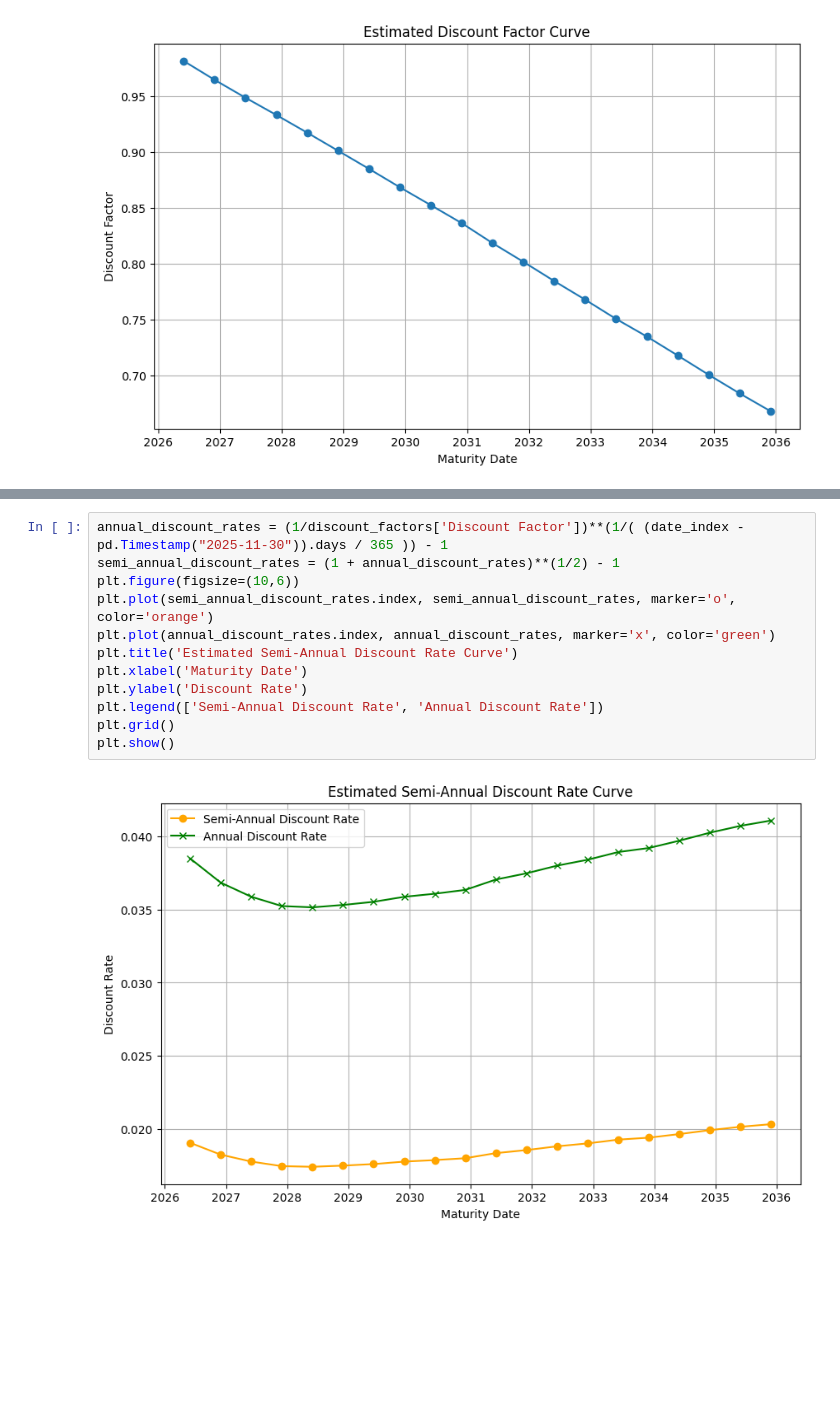
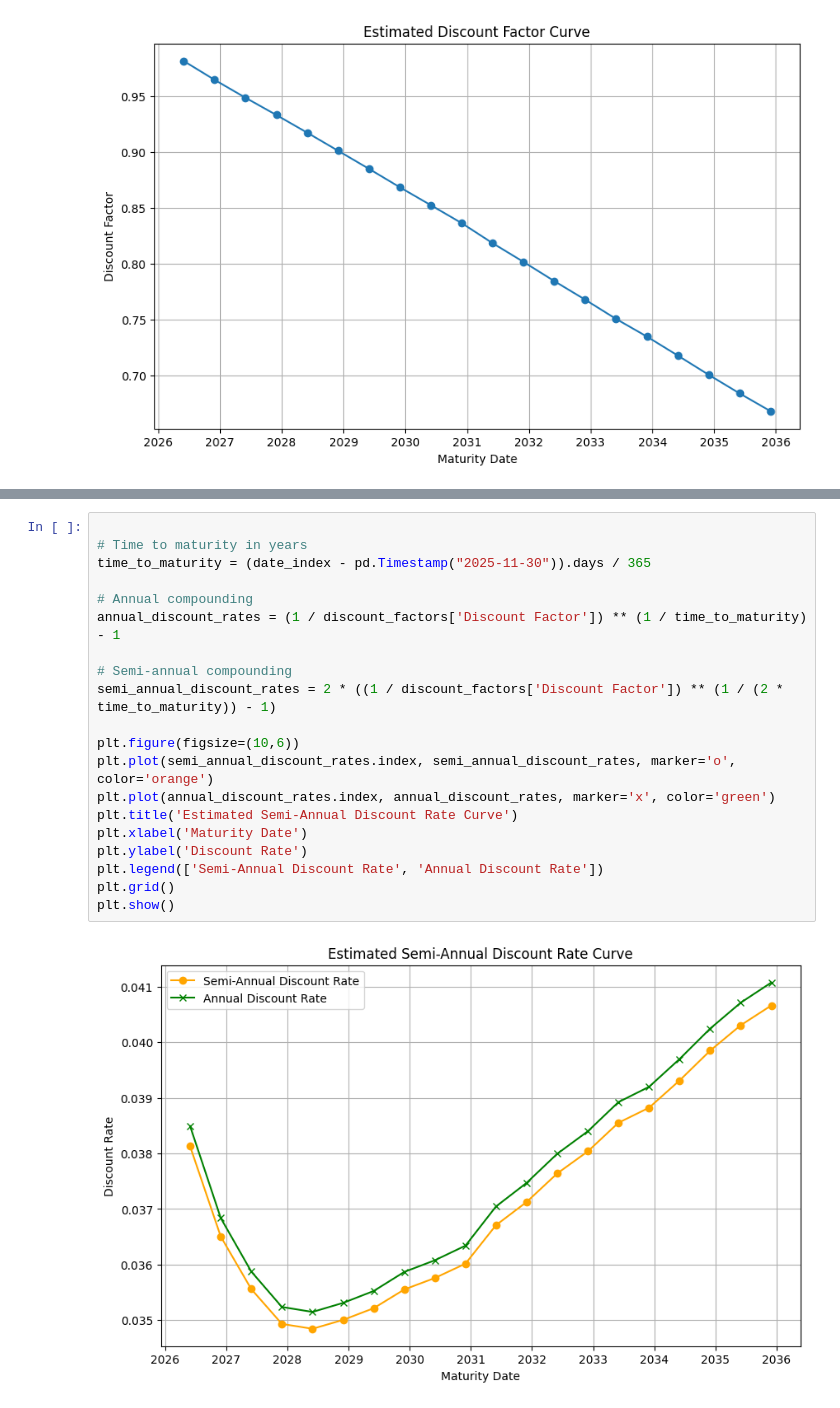
Before and after one commit to y3y-tech/Fixed_Income_Homework, a Jupyter notebook: Homework1/Estimating_Spot_Curve_Yiyang.ipynb, the cells around one changed output, grey strips where cells are left out. Drawn from its saved outputs; the diff is of its cells as text; blank space fills up the shorter version.

```diff
--- a/Homework1/Estimating_Spot_Curve_Yiyang.ipynb
+++ b/Homework1/Estimating_Spot_Curve_Yiyang.ipynb
@@ -130,14 +150,22 @@ plt.show()
 # %%
-annual_discount_rates = (1/discount_factors['Discount Factor'])**(1/( (date_index - pd.Timestamp("2025-11-30")).days / 365 )) - 1
-semi_annual_discount_rates = (1 + annual_discount_rates)**(1/2) - 1
+
+# Time to maturity in years
+time_to_maturity = (date_index - pd.Timestamp("2025-11-30")).days / 365
+
+# Annual compounding
+annual_discount_rates = (1 / discount_factors['Discount Factor']) ** (1 / time_to_maturity) - 1
+
+# Semi-annual compounding
+semi_annual_discount_rates = 2 * ((1 / discount_factors['Discount Factor']) ** (1 / (2 * time_to_maturity)) - 1)
+
 plt.figure(figsize=(10,6))
 plt.plot(semi_annual_discount_rates.index, semi_annual_discount_rates, marker='o', color='orange')
 plt.plot(annual_discount_rates.index, annual_discount_rates, marker='x', color='green')
 plt.title('Estimated Semi-Annual Discount Rate Curve')
 plt.xlabel('Maturity Date')
 plt.ylabel('Discount Rate')
 plt.legend(['Semi-Annual Discount Rate', 'Annual Discount Rate'])
 plt.grid()
 plt.show()
 # %% [output]
-[figure, old version]
+[figure, new version]
```
Also changed, not shown: parts of 13 cells of this notebook, 1 other file.
